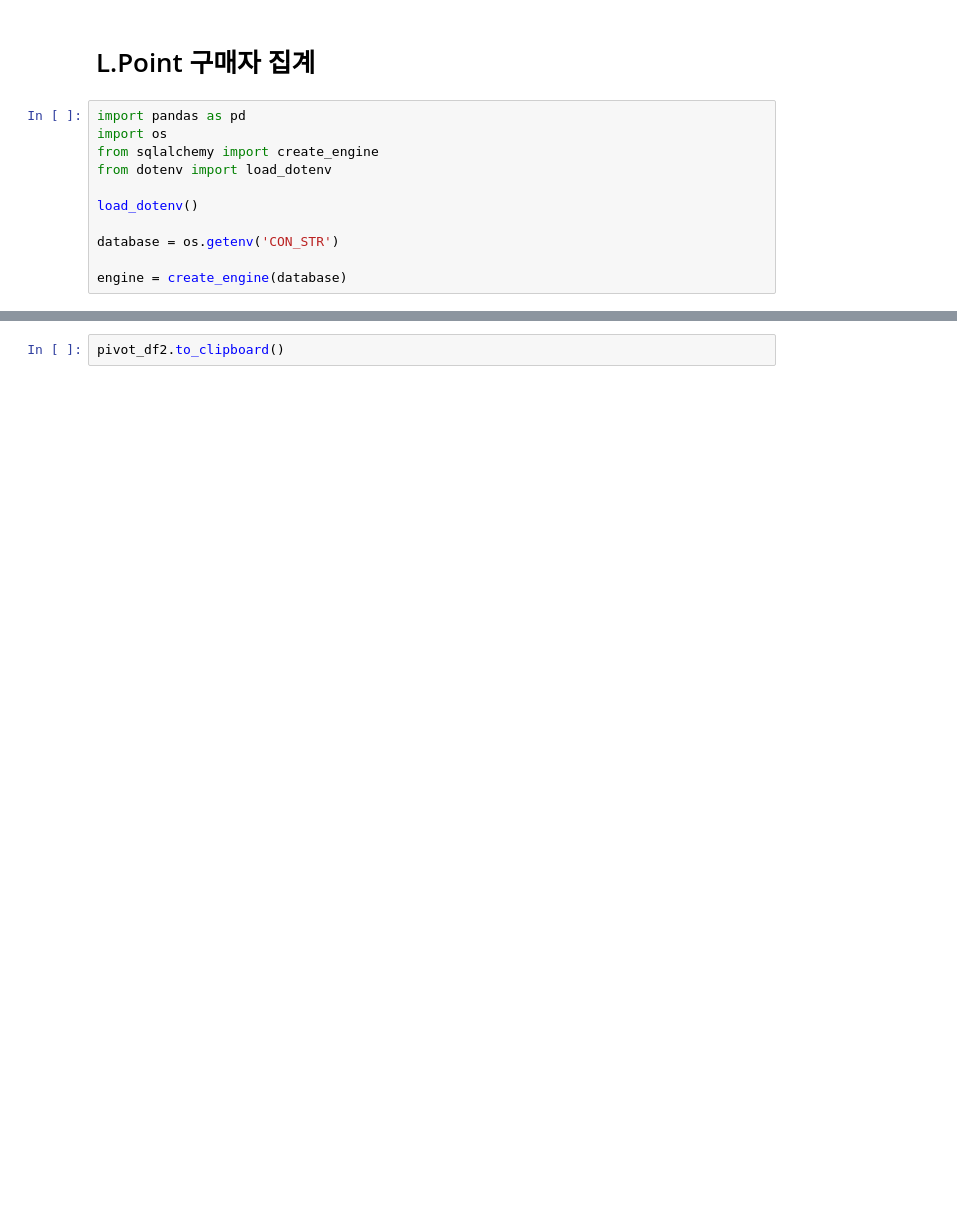
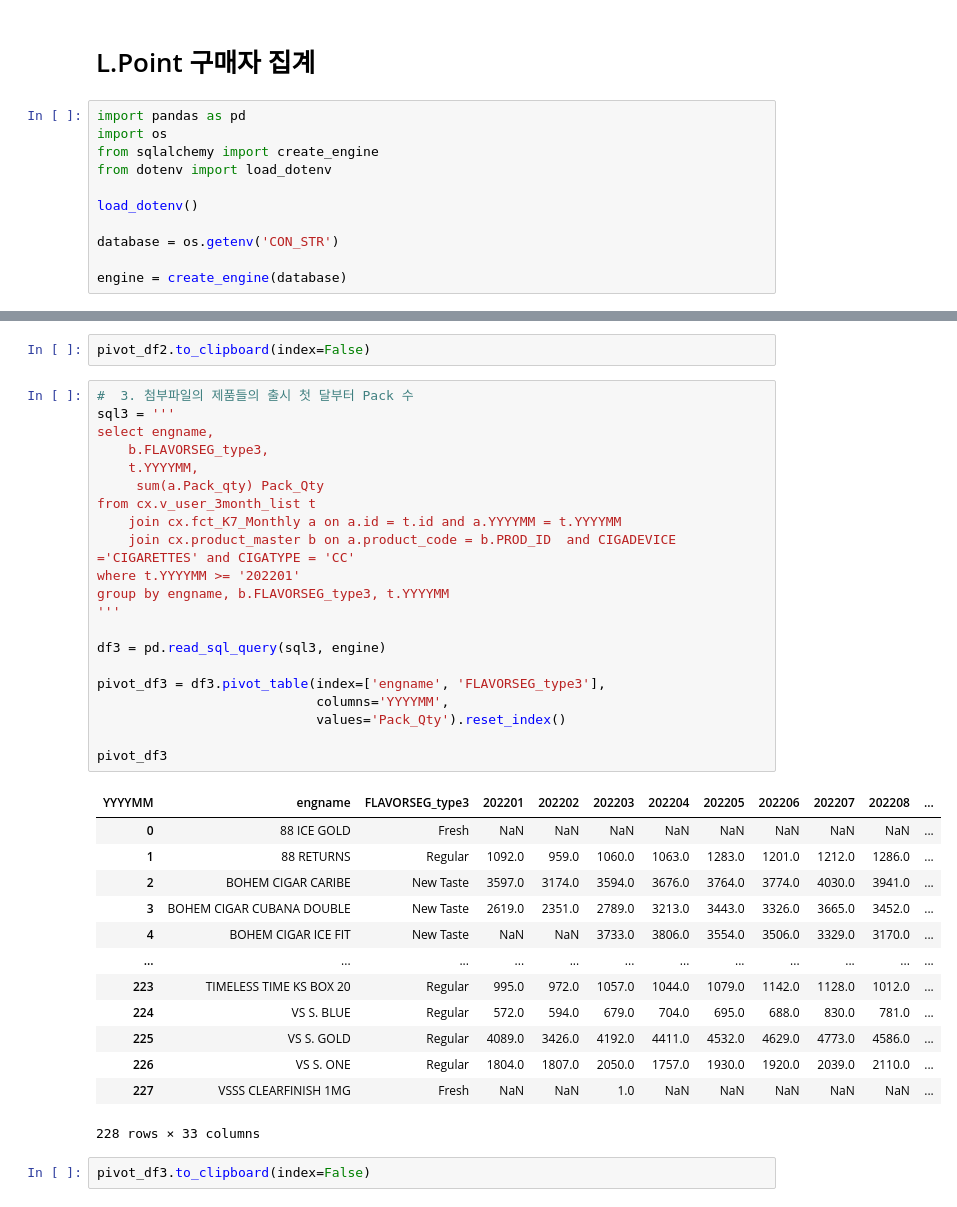
Before and after one commit to MCB-PJT-PMKGroup/Market_Research, a Jupyter notebook: Lpoint_CC_NTD_Purchasers.ipynb, the cells around one changed output, grey strips where cells are left out. Saved outputs shown, nothing was run; the diff lists cells and outputs as text; blank space fills up the shorter version.

```diff
--- a/Lpoint_CC_NTD_Purchasers.ipynb
+++ b/Lpoint_CC_NTD_Purchasers.ipynb
@@ -71,2 +97,39 @@ pivot_df2
 # %%
-pivot_df2.to_clipboard()
+pivot_df2.to_clipboard(index=False)
+# %%
+#  3. 첨부파일의 제품들의 출시 첫 달부터 Pack 수
+sql3 = '''
+select engname,
+	b.FLAVORSEG_type3,
+	t.YYYYMM,
+	 sum(a.Pack_qty) Pack_Qty
+from cx.v_user_3month_list t
+	join cx.fct_K7_Monthly a on a.id = t.id and a.YYYYMM = t.YYYYMM
+	join cx.product_master b on a.product_code = b.PROD_ID  and CIGADEVICE ='CIGARETTES' and CIGATYPE = 'CC'
+where t.YYYYMM >= '202201'
+group by engname, b.FLAVORSEG_type3, t.YYYYMM
+'''
+
+df3 = pd.read_sql_query(sql3, engine)
+
+pivot_df3 = df3.pivot_table(index=['engname', 'FLAVORSEG_type3'],
+							columns='YYYYMM',
+							values='Pack_Qty').reset_index()
+
+pivot_df3
+# %% [output]
+| YYYYMM | engname | FLAVORSEG_type3 | 202201 | 202202 | 202203 | 202204 | 202205 | 202206 | 202207 | 202208 | ... |
+| 0 | 88 ICE GOLD | Fresh | NaN | NaN | NaN | NaN | NaN | NaN | NaN | NaN | ... |
+| 1 | 88 RETURNS | Regular | 1092.0 | 959.0 | 1060.0 | 1063.0 | 1283.0 | 1201.0 | 1212.0 | 1286.0 | ... |
+| 2 | BOHEM CIGAR CARIBE | New Taste | 3597.0 | 3174.0 | 3594.0 | 3676.0 | 3764.0 | 3774.0 | 4030.0 | 3941.0 | ... |
+| 3 | BOHEM CIGAR CUBANA DOUBLE | New Taste | 2619.0 | 2351.0 | 2789.0 | 3213.0 | 3443.0 | 3326.0 | 3665.0 | 3452.0 | ... |
+| 4 | BOHEM CIGAR ICE FIT | New Taste | NaN | NaN | 3733.0 | 3806.0 | 3554.0 | 3506.0 | 3329.0 | 3170.0 | ... |
+| ... | ... | ... | ... | ... | ... | ... | ... | ... | ... | ... | ... |
+| 223 | TIMELESS TIME KS BOX 20 | Regular | 995.0 | 972.0 | 1057.0 | 1044.0 | 1079.0 | 1142.0 | 1128.0 | 1012.0 | ... |
+| 224 | VS S. BLUE | Regular | 572.0 | 594.0 | 679.0 | 704.0 | 695.0 | 688.0 | 830.0 | 781.0 | ... |
+| 225 | VS S. GOLD | Regular | 4089.0 | 3426.0 | 4192.0 | 4411.0 | 4532.0 | 4629.0 | 4773.0 | 4586.0 | ... |
+| 226 | VS S. ONE | Regular | 1804.0 | 1807.0 | 2050.0 | 1757.0 | 1930.0 | 1920.0 | 2039.0 | 2110.0 | ... |
+| 227 | VSSS CLEARFINISH 1MG | Fresh | NaN | NaN | 1.0 | NaN | NaN | NaN | NaN | NaN | ... |
+228 rows × 33 columns
+# %%
+pivot_df3.to_clipboard(index=False)
```
Also changed, not shown: parts of 5 cells of this notebook, 10 other files.
